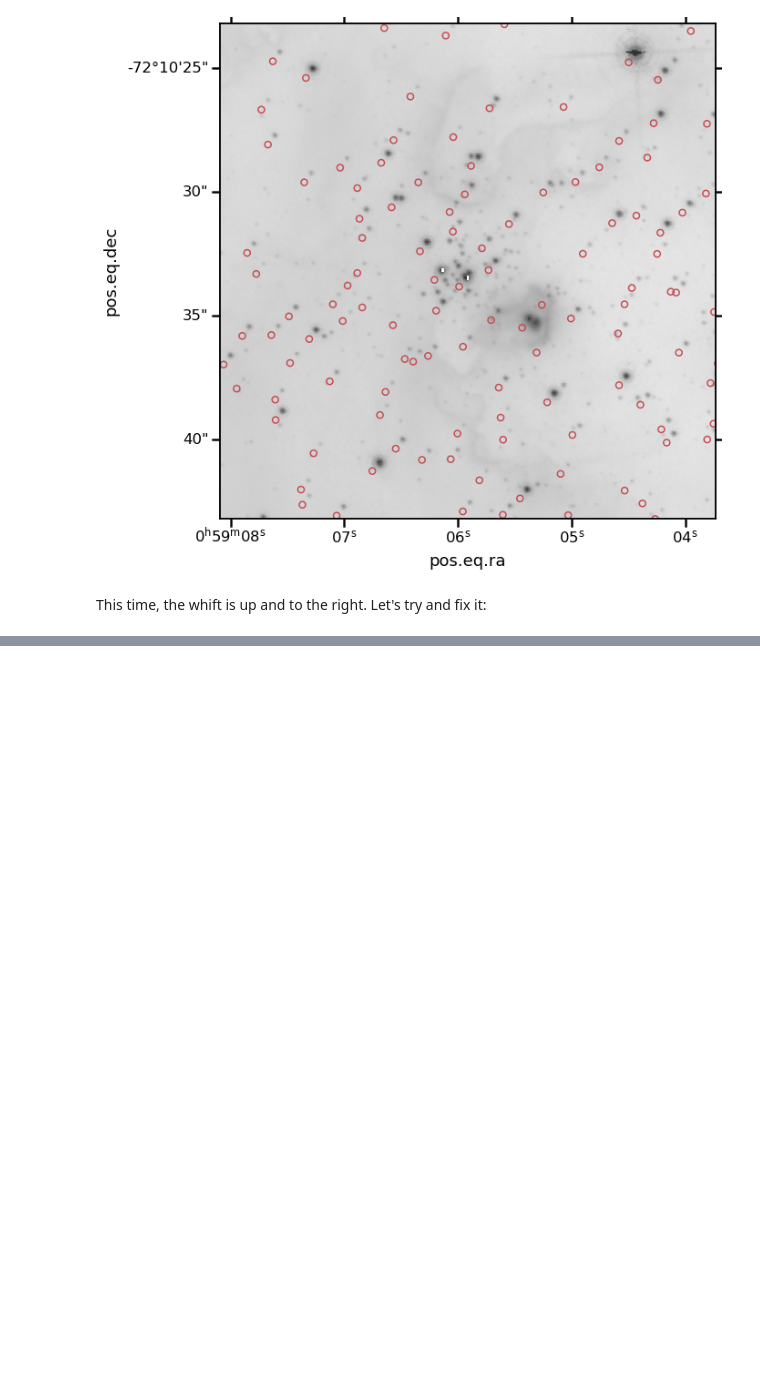
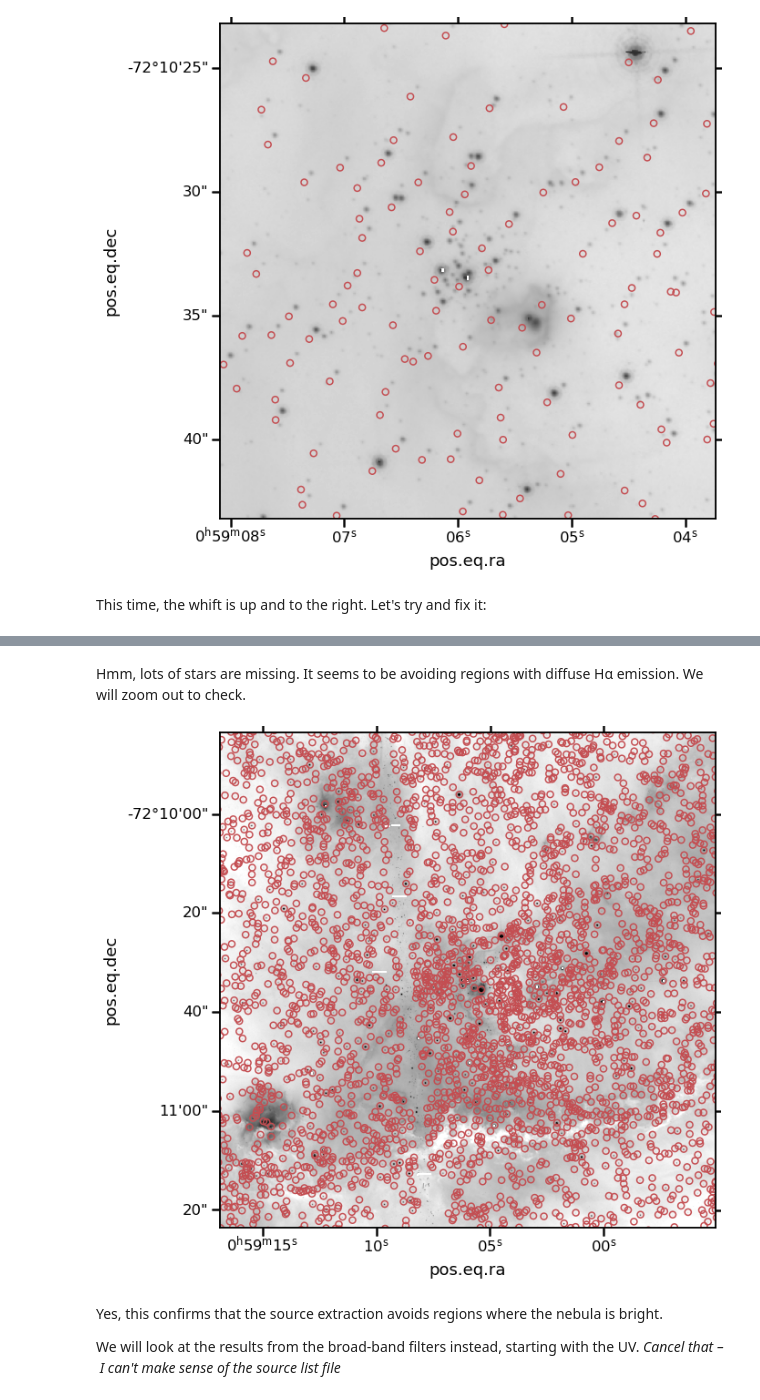
Before and after one commit to will-henney/muse-hii-regions, a Jupyter notebook: notebooks/04-00-ngc-346-gaia-sources.ipynb, the cells around one changed output, grey strips where cells are left out. Saved outputs shown, nothing was run; the diff lists cells and outputs as text; code cells hidden in the pictures; blank space fills up the shorter version.

```diff
--- a/notebooks/04-00-ngc-346-gaia-sources.ipynb
+++ b/notebooks/04-00-ngc-346-gaia-sources.ipynb
@@ -274,0 +327,30 @@ ascii.read?
+# %% [markdown]
+Hmm, lots of stars are missing.  It seems to be avoiding regions with diffuse Hα emission.  We will zoom out to check.
+# %%
+fig = plt.figure(figsize=(10, 10))
+ax = fig.add_subplot(1, 1, 1, projection=w_ha_fix)
+ax.imshow(
+    np.log10(imdata_ha),
+    vmin=-0.7, vmax=0.7,
+    cmap="gray_r",
+)
+scat = ax.scatter(
+    x="c1", y="c2", edgecolors="r",
+    data=stars,
+    s=50,
+    alpha=1.0,
+    facecolor="none",
+    transform=ax.get_transform('pixel'),
+)
+ax.set(
+    xlim=[1600, 3600],
+    ylim=[1200, 3200],
+#    xlim=[2400, 2800],
+#    ylim=[2000, 2400],
+);
+# %% [output]
+[figure, added]
+# %% [markdown]
+Yes, this confirms that the source extraction avoids regions where the nebula is bright.
+
+We will look at the results from the broad-band filters instead, starting with the UV. *Cancel that – I can't make sense of the source list file*
```
Also changed, not shown: parts of 32 cells of this notebook, 11 other files.
